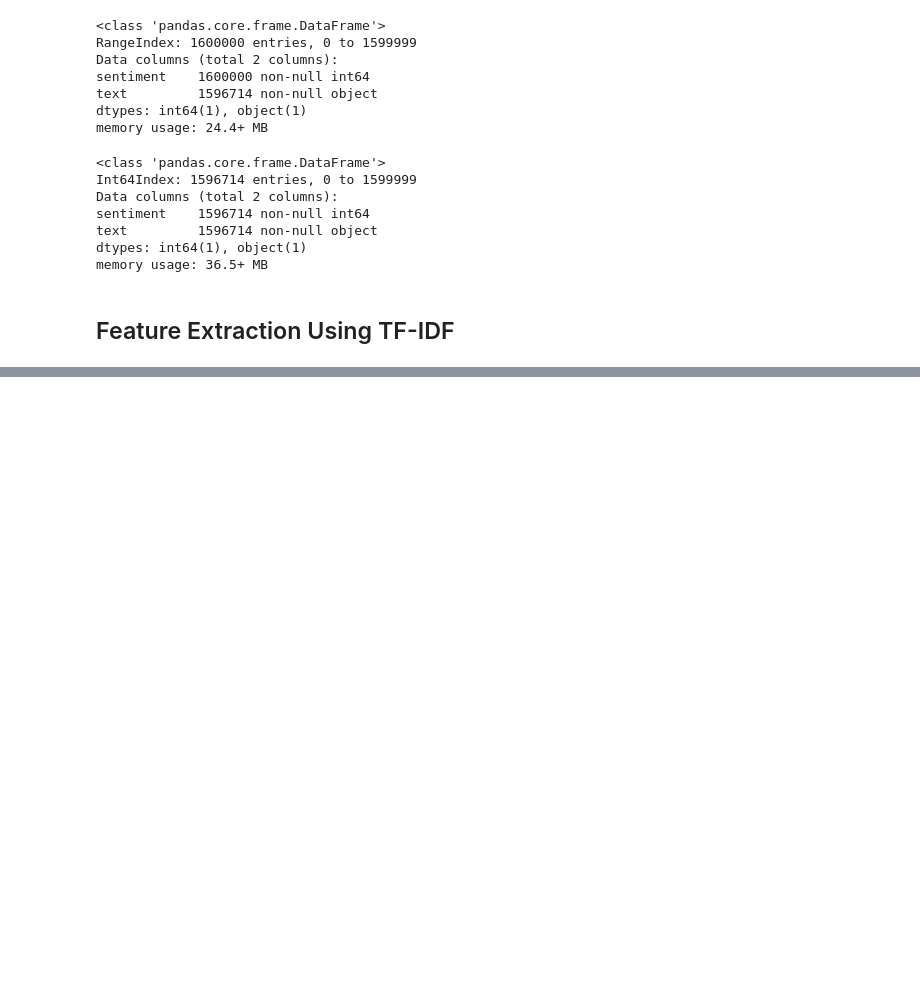
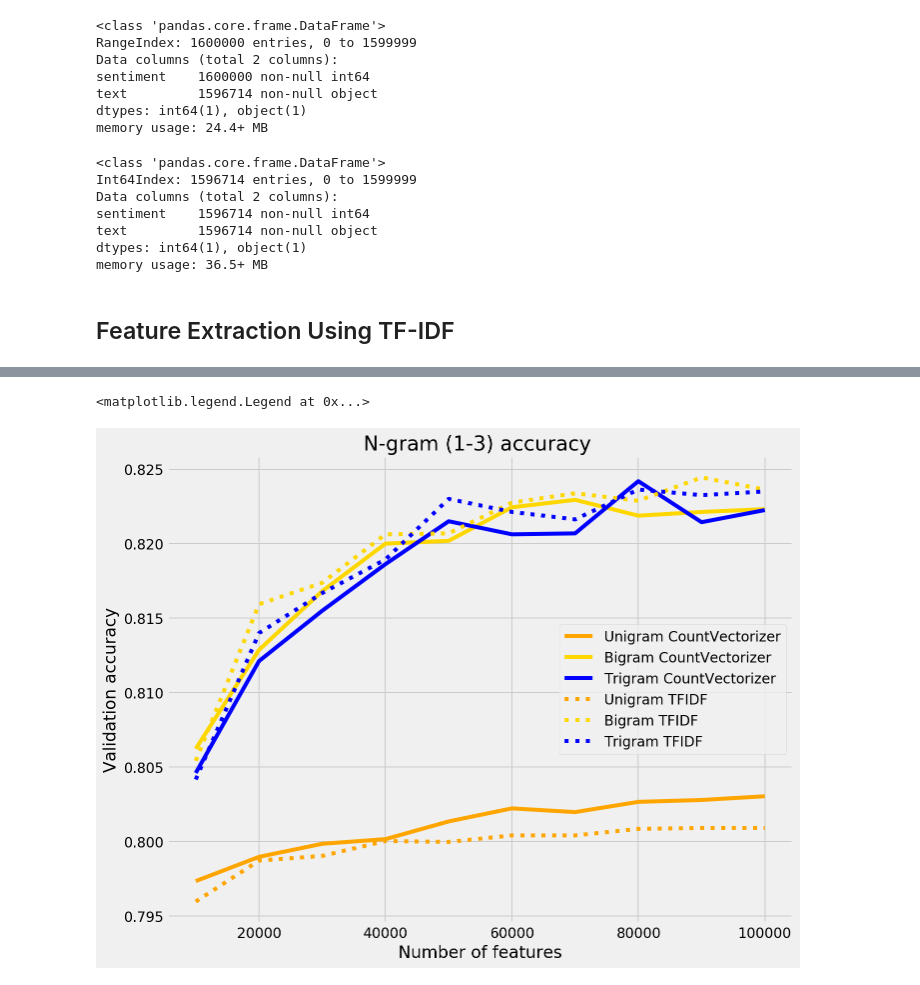
Before and after one commit to rkritika1508/Sentiment-Analysis, a Jupyter notebook: Fifth.ipynb, the cells around one changed output, grey strips where cells are left out. Saved outputs shown, nothing was run; the diff lists cells and outputs as text; code cells hidden in the pictures; blank space fills up the shorter version.

Commit message:
Trained the model using TFIDF

```diff
--- a/Fifth.ipynb
+++ b/Fifth.ipynb
@@ -54,0 +129,4 @@ $$IDF(t) = \log_e{\frac{\text{Total number of documents}} {\text{Number of docum
+# %%
+%%time
+print("RESULT FOR BIGRAM\n")
+feature_result_bg_t = nfeature_accuracy_checker(ngram_range=(1,2))
@@ -54,0 +151,4 @@ $$IDF(t) = \log_e{\frac{\text{Total number of documents}} {\text{Number of docum
+# %%
+%%time
+print("RESULT FOR TRIGRAM\n")
+feature_result_tg_t = nfeature_accuracy_checker(ngram_range=(1,3))
@@ -54,0 +173,23 @@ $$IDF(t) = \log_e{\frac{\text{Total number of documents}} {\text{Number of docum
+# %%
+feature_plot_ug_t = pd.DataFrame(feature_result_ug_t, columns = ['nfeatures', 'validation_accuracy', 'train_test_time'])
+feature_plot_bg_t = pd.DataFrame(feature_result_bg_t, columns=['nfeatures', 'validation_accuracy', 'train_test_time'])
+feature_plot_tg_t = pd.DataFrame(feature_result_tg_t, columns = ['nfeatures', 'validation_accuracy', 'train_test_time'])
+# %%
+feature_plot_ug_c = pd.read_csv('ug-with-stopwords.csv', index_col=[0])
+feature_plot_bg_c = pd.read_csv('bg.csv', index_col=[0])
+feature_plot_tg_c = pd.read_csv('tg.csv', index_col=[0])
+# %%
+plt.figure(figsize=(10, 8))
+plt.plot(feature_plot_ug_c.nfeatures, feature_plot_ug_c.validation_accuracy, label='Unigram CountVectorizer', color='orange')
+plt.plot(feature_plot_bg_c.nfeatures, feature_plot_bg_c.validation_accuracy, label='Bigram CountVectorizer', color='gold')
+plt.plot(feature_plot_tg_c.nfeatures, feature_plot_tg_c.validation_accuracy, label='Trigram CountVectorizer', color='blue')
+plt.plot(feature_plot_ug_t.nfeatures, feature_plot_ug_t.validation_accuracy, label='Unigram TFIDF', linestyle=':', color='orange')
+plt.plot(feature_plot_bg_t.nfeatures, feature_plot_bg_t.validation_accuracy, label='Bigram TFIDF', linestyle=':', color='gold')
+plt.plot(feature_plot_tg_t.nfeatures, feature_plot_tg_t.validation_accuracy, label='Trigram TFIDF', linestyle=':', color='blue')
+plt.title('N-gram (1-3) accuracy ')
+plt.xlabel('Number of features')
+plt.ylabel('Validation accuracy')
+plt.legend()
+# %% [output]
+<matplotlib.legend.Legend at 0x...>
+[figure, added]
```
Also changed, not shown: parts of 9 cells of this notebook, 1 other file.
